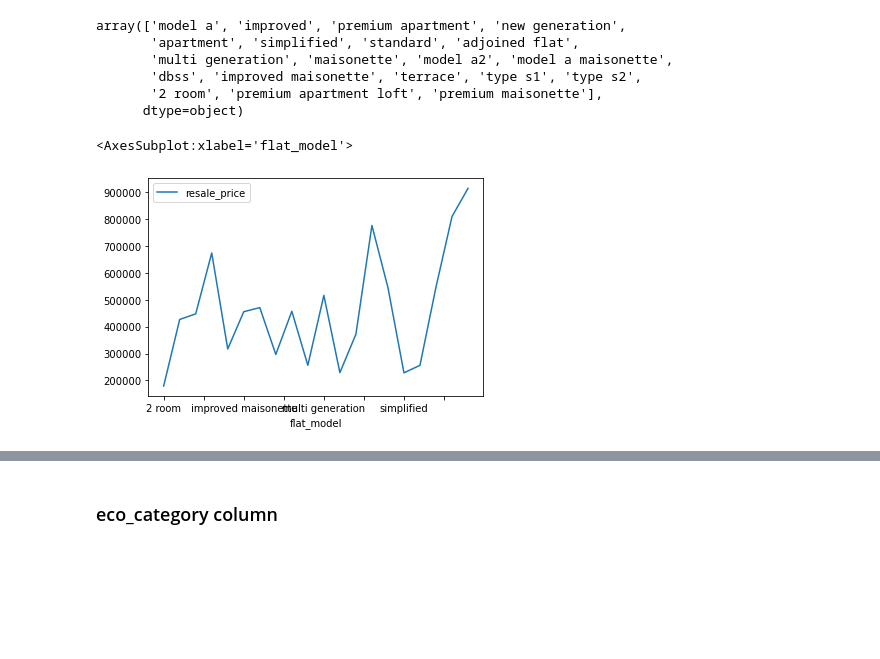
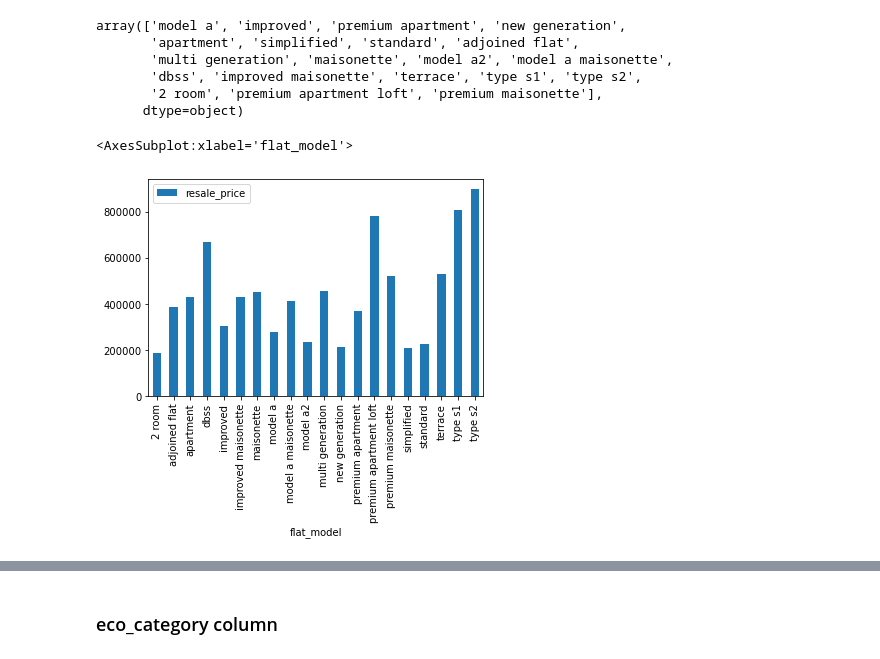
Before and after one commit to dheeraj-sn/hdb_resale_price_prediction, a Jupyter notebook: EDA and Pre-processing.ipynb, the cells around one changed output, grey strips where cells are left out. Saved outputs shown, nothing was run; the diff lists cells and outputs as text; code cells hidden in the pictures; blank space fills up the shorter version.

Commit message:
EDA updated and model update

```diff
--- a/EDA and Pre-processing.ipynb
+++ b/EDA and Pre-processing.ipynb
@@ -357,8 +453,8 @@ array(['model a', 'improved', 'premium apartment', 'new generation',
        '2 room', 'premium apartment loft', 'premium maisonette'],
       dtype=object)
 # %%
-df_flat_model = train_df.groupby(['flat_model'],as_index=True).mean()[['resale_price']]
-df_flat_model.plot(kind='line')
+df_flat_model = train_df.groupby(['flat_model'],as_index=True).median()[['resale_price']]
+df_flat_model.plot(kind='bar')
 # %% [output]
 <AxesSubplot:xlabel='flat_model'>
-[figure, old version]
+[figure, new version]
```
Also changed, not shown: parts of 18 cells of this notebook, 1 other file.
